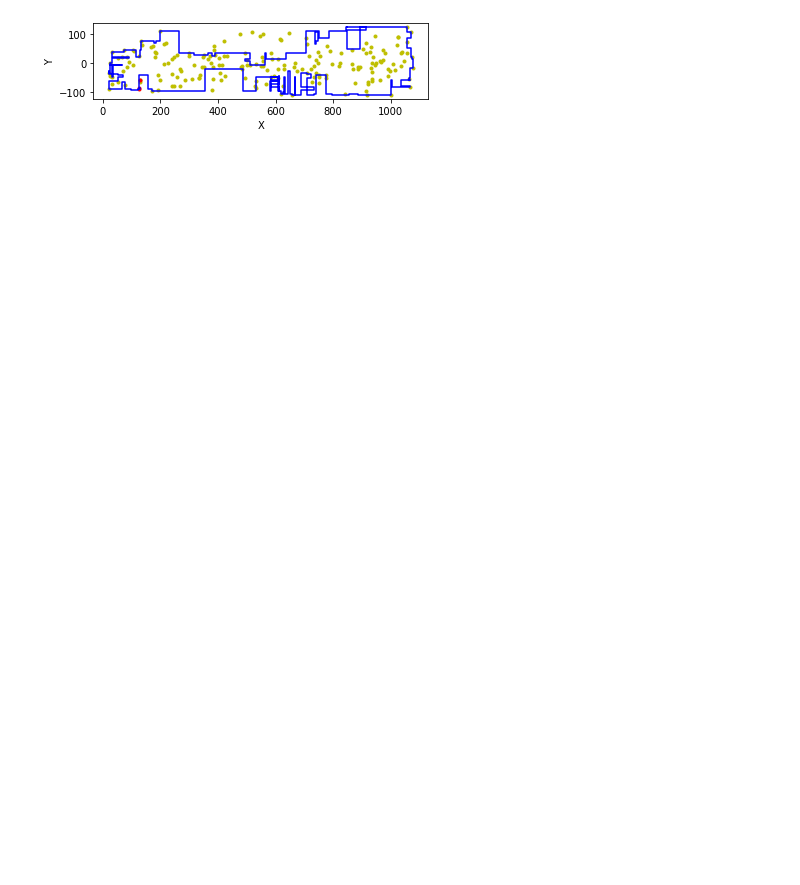
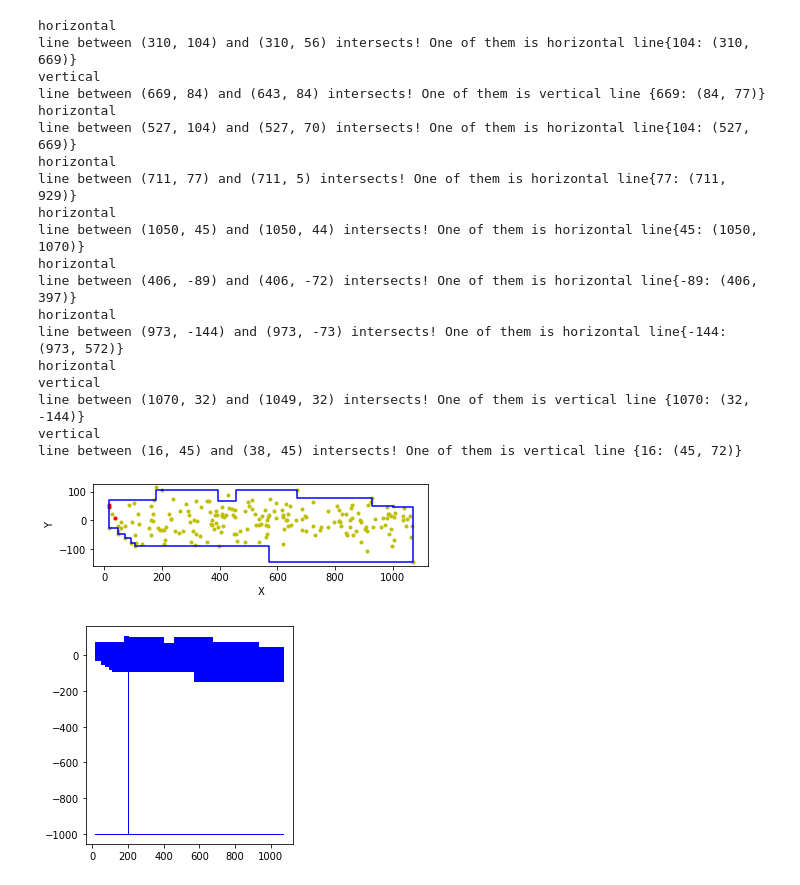
Before and after one commit to tiviluson/Orthogonal-Convex-Hull, a Jupyter notebook: Input_generation.ipynb, the cells around one changed output. Saved outputs shown, nothing was run; the diff lists cells and outputs as text; code cells hidden in the pictures; blank space fills up the shorter version.

```diff
--- a/Input_generation.ipynb
+++ b/Input_generation.ipynb
@@ -189,4 +189,11 @@ for point in deleted_points:
     input_points.remove(point)
 graph(processed_points, input_points, 1)
 plt.show()
+plt.clf()
+fig = plt.fill_between([point[0] for point in processed_points],
+                       [point[1] for point in processed_points], color='black',
+                      interpolate = False)
+ax = plt.subplot()
+ax.set_aspect(1)
+plt.show()
 # %% [output]
@@ -231,14 +239,21 @@ def concave_points_supplement(points, inner_points, number_of_concavities):
         dist.sort(key= lambda distance: distance[0])
         diagon = inner_points[random.choice(dist[:5])[1]]
         inner_points.remove(diagon)
+        print(characteristic)
         if characteristic == "vertical":
-            points.insert((ind_v + 1) % len(points), (diagon[0], start[1]))
-            points.insert((ind_v + 2) % len(points), (diagon[0], end[1]))
-            points.insert((ind_v + 3) % len(points), end)
+            if not (isCollide(points, start, (diagon[0], start[1]))
+                    or isCollide(points, (diagon[0], start[1]), (diagon[0], end[1]))
+                    or isCollide(points, (diagon[0], start[1]), end)):
+                points.insert((ind_v + 1) % len(points), (diagon[0], start[1]))
+                points.insert((ind_v + 2) % len(points), (diagon[0], end[1]))
+                points.insert((ind_v + 3) % len(points), end)
         else:
-            points.insert((ind_v + 1) % len(points), (start[0], diagon[1]))
-            points.insert((ind_v + 2) % len(points), (end[0], diagon[1]))
-            points.insert((ind_v + 3) % len(points), end)
+            if not (isCollide(points, start, (start[0], diagon[1]))
+                    or isCollide(points, (start[0], diagon[1]), (end[0], diagon[1]))
+                    or isCollide(points, (end[0], diagon[1]), end)):
+                points.insert((ind_v + 1) % len(points), (start[0], diagon[1]))
+                points.insert((ind_v + 2) % len(points), (end[0], diagon[1]))
+                points.insert((ind_v + 3) % len(points), end)
 
 
     points.append(points[0])
@@ -263,12 +363,39 @@ def concave_points_supplement(points, inner_points, number_of_concavities):
 # %%
 inner_points = []
 
 for point in input_points:
     if point not in processed_points:
         inner_points.append(point)
-concave_points_supplement(processed_points, inner_points, 1)
+concave_points_supplement(processed_points, inner_points, 10)
+processed_points.append(processed_points[0])
+fig = plt.fill_between([point[0] for point in processed_points],
+                       [point[1] for point in processed_points], -1000, color='blue',
+                      interpolate = False, )
+ax = plt.subplot()
+ax.set_aspect(1)
+plt.show()
 # %% [output]
+horizontal
+line between (310, 104) and (310, 56) intersects! One of them is horizontal line{104: (310, 669)}
+vertical
+line between (669, 84) and (643, 84) intersects! One of them is vertical line {669: (84, 77)}
+horizontal
+line between (527, 104) and (527, 70) intersects! One of them is horizontal line{104: (527, 669)}
+horizontal
+line between (711, 77) and (711, 5) intersects! One of them is horizontal line{77: (711, 929)}
+horizontal
+line between (1050, 45) and (1050, 44) intersects! One of them is horizontal line{45: (1050, 1070)}
+horizontal
+line between (406, -89) and (406, -72) intersects! One of them is horizontal line{-89: (406, 397)}
+horizontal
+line between (973, -144) and (973, -73) intersects! One of them is horizontal line{-144: (973, 572)}
+horizontal
+vertical
+line between (1070, 32) and (1049, 32) intersects! One of them is vertical line {1070: (32, -144)}
+vertical
+line between (16, 45) and (38, 45) intersects! One of them is vertical line {16: (45, 72)}
-[figure, old version]
+[figure, new version]
+[figure, added]
 # %%
 def generatePolygon( ctrX, ctrY, aveRadius, irregularity, spikeyness, numVerts ) :
     '''Start with the centre of the polygon at ctrX, ctrY,
```
Also changed, not shown: parts of 2 cells of this notebook.
